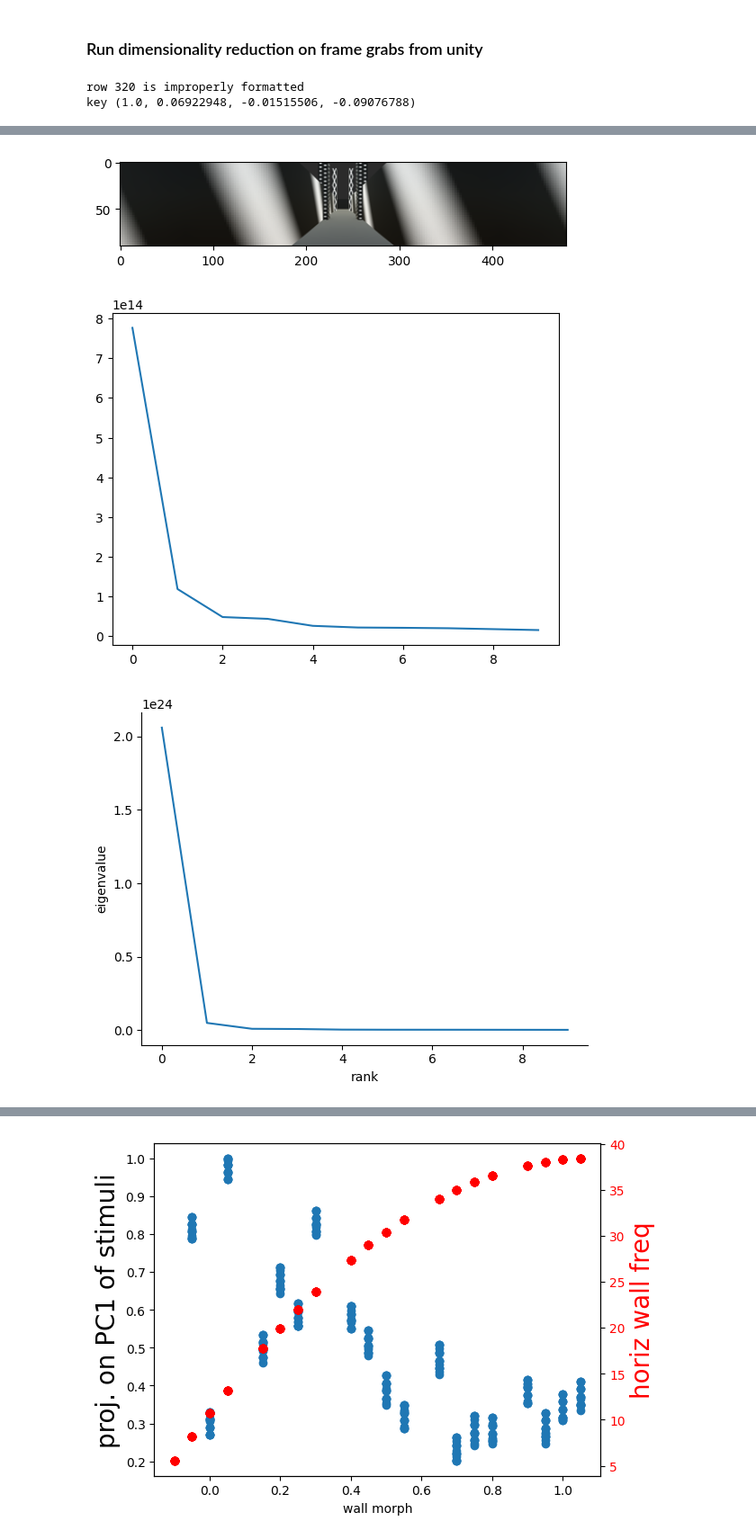
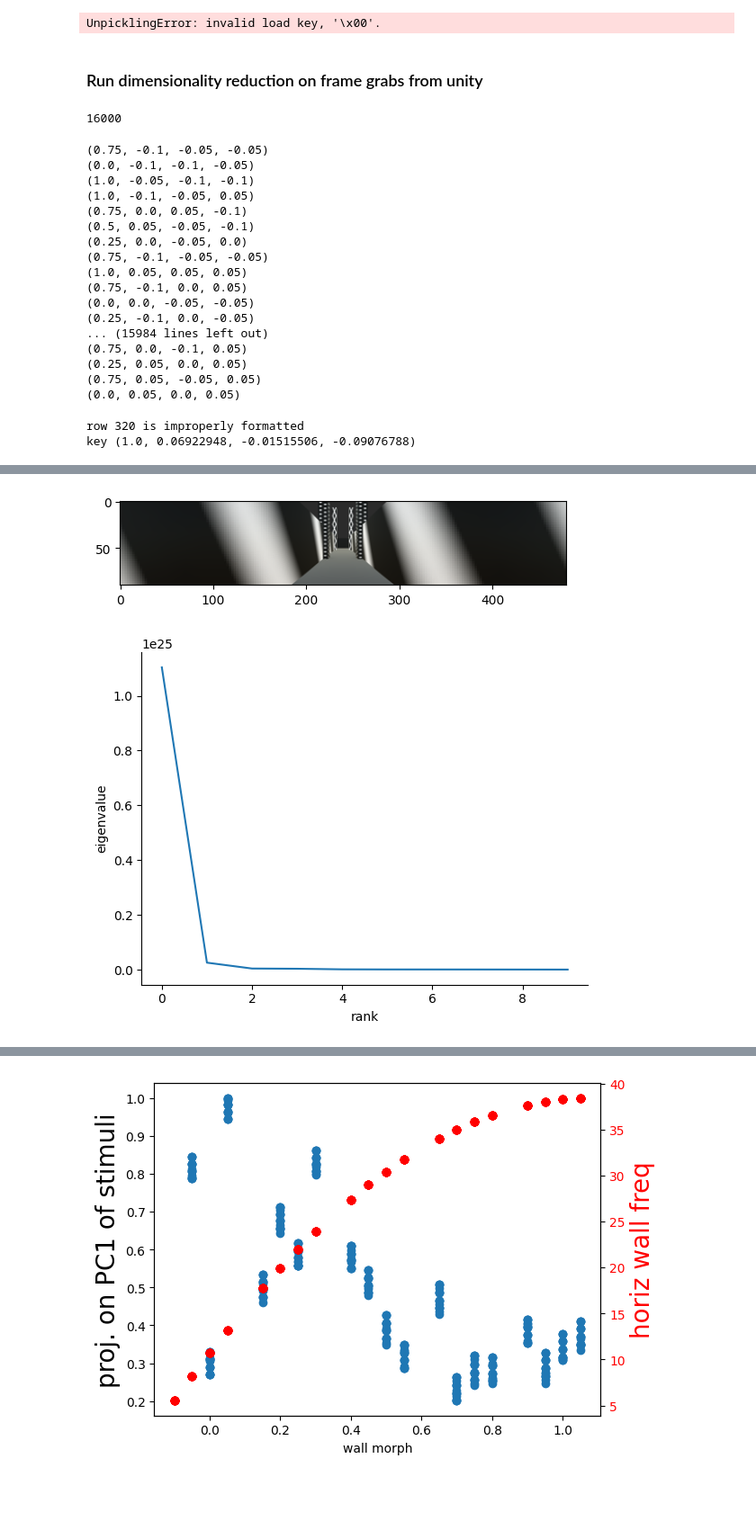
Before and after one commit to GiocomoLab/PlittGiocomo_2021, a Jupyter notebook: notebooks/main_figs/figure1_extended_data_1-3/screen_grab_pca.ipynb, the cells around one changed output, grey strips where cells are left out. Shown at 90% size. Drawn from its saved outputs; the diff is of its cells as text; code cells hidden in the pictures; blank space fills up the shorter version.

```diff
--- a/notebooks/main_figs/figure1_extended_data_1-3/screen_grab_pca.ipynb
+++ b/notebooks/main_figs/figure1_extended_data_1-3/screen_grab_pca.ipynb
@@ -40,18 +37,30 @@ Archive:  ../../../data/FrameGrabber/frame_grabs.zip
   inflating: ../../../data/FrameGrabber/morph0.5_wallJit-0.05_bckgndJit0.05_towerJit0_pos450.png
   inflating: ../../../data/FrameGrabber/morph0.5_wallJit0.05_bckgndJit-0.05_towerJit0_pos450.png
   inflating: ../../../data/FrameGrabber/morph0.5_wallJit0.05_bckgndJit0.05_towerJit0_
+# %%
+import pickle
+with open('../../../data/VR_ScreenCapture_Results/FrameGrabber/DATA.dat', 'rb') as f:
+    data = pickle.load(f)
+# %% [output]
+UnpicklingError: invalid load key, '\x00'.
 # %% [markdown]
 ### Run dimensionality reduction on frame grabs from unity
 # %%
 
-pics = glob(str(m.params.frame_grabber_dir / "*.png"))
+pics = glob(str(m.params.data_dir / "VR_ScreenCapture_Results" / "FrameGrabber" / "*.png"))
+# %%
+len(pics)
+# %% [output]
+16000
 # %%
 stimDict = {}
-for pic in pics:
+for pic in pics[:]:
     # get stimulus values from string
     _,stimstr = os.path.split(pic)
+    # print(stimstr)
     stimstr,_ = os.path.splitext(stimstr)
     stimparts = stimstr.split("_")
+    # print(stimparts)
     morph = float(stimparts[0].split("morph")[1])
     walljit = float(stimparts[1].split("wallJit")[1])
     bckgndjit = float(stimparts[2].split("bckgndJit")[1])
@@ -59,6 +68,7 @@ for pic in pics:
     pos = float(stimparts[4].split("pos")[1])
 
     stimkey = (morph,walljit,bckgndjit,towerjit)
+    print(stimkey)
 
     # if stimulus not yet encountered
     #    make new dictionary key with empty list
@@ -67,6 +77,24 @@ for pic in pics:
 
     # append file name to dictionary key
     stimDict[stimkey][pos]=pic
+# %% [output]
+(0.75, -0.1, -0.05, -0.05)
+(0.0, -0.1, -0.1, -0.05)
+(1.0, -0.05, -0.1, -0.1)
+(1.0, -0.1, -0.05, 0.05)
+(0.75, 0.0, 0.05, -0.1)
+(0.5, 0.05, -0.05, -0.1)
+(0.25, 0.0, -0.05, 0.0)
+(0.75, -0.1, -0.05, -0.05)
+(1.0, 0.05, 0.05, 0.05)
+(0.75, -0.1, 0.0, 0.05)
+(0.0, 0.0, -0.05, -0.05)
+(0.25, -0.1, 0.0, -0.05)
+... (15984 lines left out)
+(0.75, 0.0, -0.1, 0.05)
+(0.25, 0.05, 0.0, 0.05)
+(0.75, 0.05, -0.05, 0.05)
+(0.0, 0.05, 0.0, 0.05)
 # %%
 # check that each list is the same length
 positions,keys = [],[]
@@ -96,7 +124,7 @@ for k in keystokill:
 load_prev = False
 
 if load_prev:
-    trialcov = np.load("../../../data/FrameGrabber/trialcov.npy")
+    trialcov = np.load("../../../data/VR_ScreenCapture_Results/trialcov.npy")
 else:
 
     # load first file, downsample by 4
@@ -105,7 +133,7 @@ else:
     pic = np.array(pic.resize((int(pic.size[0]/8),int(pic.size[1]/8))))
     ax.imshow(pic)
     pic_fft = np.fft.rfftn(pic,axes=[0,1])
-    pic_as = np.abs(pic_fft[:int((pic.shape[0]-1)/2)+1,:])
+    pic_as = np.abs(pic_fft[:int((pic.shape[0]-1)/2)+1,:int((pic.shape[0]-1)/2)+1])
 
     # get size of fft
 
@@ -119,9 +147,11 @@ else:
 
     # n rows is (size of flattened fft of 1 frame) * (number of frames per trial) x (number of stimulus conditions)
     data = np.zeros((int(nframes*pic_as.size*3),len(keys)))
+    keyarr = np.zeros((len(keys),4))
     for i,key in enumerate(keys):
     # save wall morph, tower morph, background morph
-        print(key)
+        keyarr[i,:] = np.array(key)
+        # print(key)
         # for each picture
         for j, pos in enumerate(pos_keys):
 
@@ -129,22 +159,19 @@ else:
             f = stimDict[key][pos]
             pic = Image.open(f)
             pic = np.array(pic.resize((int(pic.size[0]/8),int(pic.size[1]/8)))) # downsample
-            pic_fft = np.fft.rfftn(pic,axes=[0,1]) # real fft
-            pic_as = np.real(pic_fft[:int((pic.shape[0]-1)/2)+1,:]**2) # take power spectrum
+            pic_fft = np.fft.fftn(pic,axes=[0,1]) # real fft
+            pic_as = np.real(pic_fft[:int((pic.shape[0]-1)/2)+1,:int((pic.shape[0]-1)/2)+1]**2) # take power spectrum
             data[j*pic_as.size:(j+1)*pic_as.size,i]=pic_as.ravel()
-
-    # run svd on memory mapped array
-    s = np.linalg.svd(data[:,:],compute_uv=False)
-    f,ax = plt.subplots()
-    ax.plot(s[:10])
 
 
     trialcov = np.cov(data.T)
-keyarr = np.array(keys)
+
+# # keyarr = np.array(keys)
 
 
 
 w,v = np.linalg.eig(trialcov)
+print(v.shape)
 f,ax = plt.subplots()
 ax.plot(w[:10])
 ax.set_xlabel("rank")
@@ -177,6 +190,5 @@ princip_norm = (princip-np.amin(princip))/(np.amax(princip)-np.amin(princip))
 [figure]
-[figure, old version]
+[figure, new version]
-[figure, removed]
 # %%
 feats = np.zeros((keyarr.shape[0],6))
 mask = keyarr[:,0]+keyarr[:,1]>-.1
```
Also changed, not shown: parts of 6 cells of this notebook, 8 other files.
